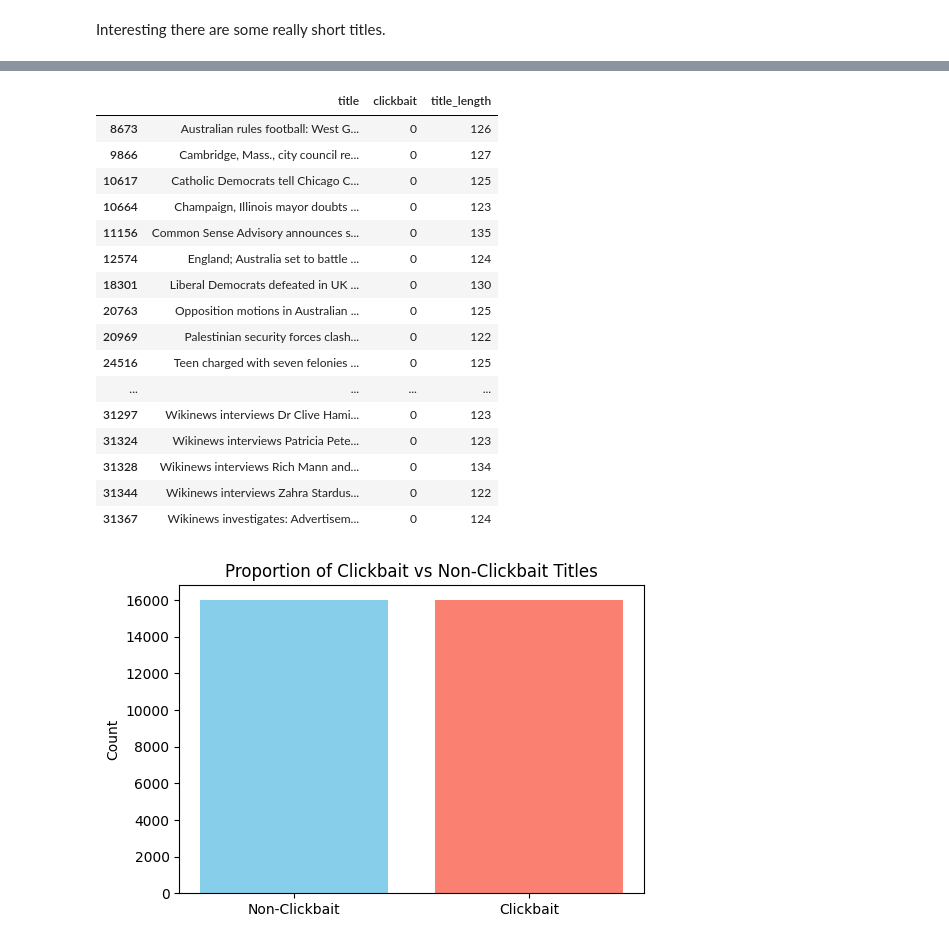
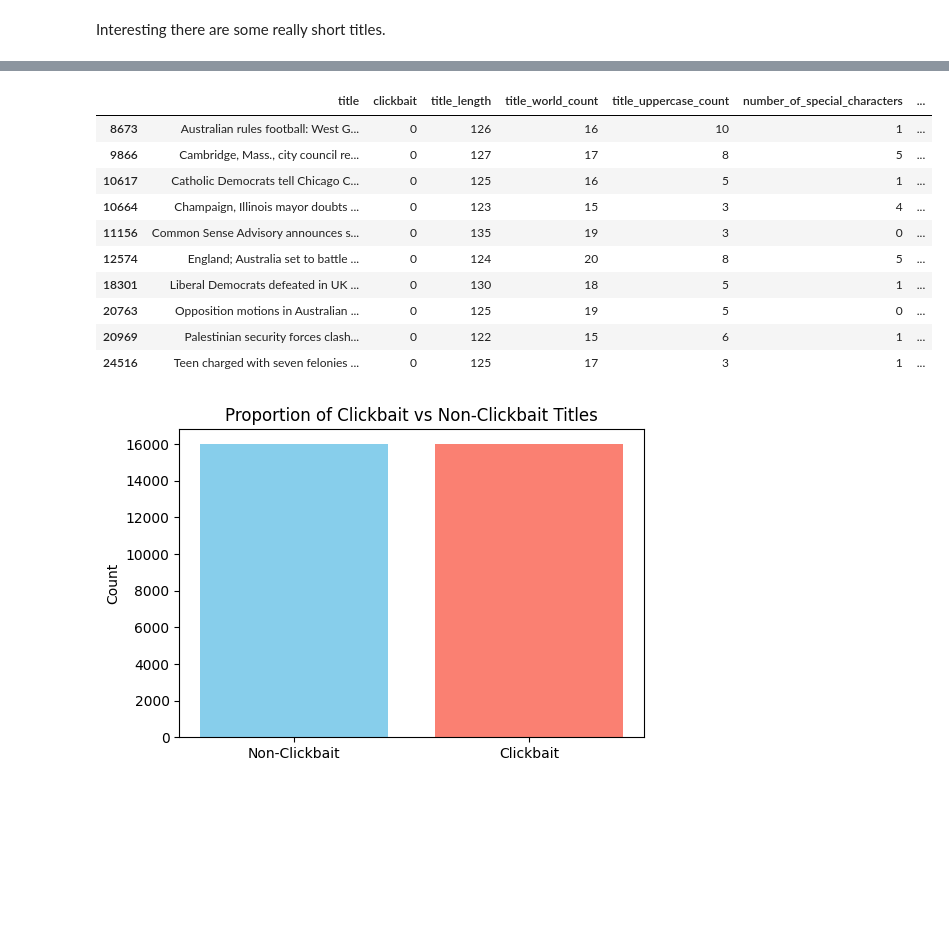
Before and after one commit to abdulwasae734/clickbait-detector, a Jupyter notebook: backend/notebooks/exploration.ipynb, the cells around one changed output, grey strips where cells are left out. Drawn from its saved outputs; the diff is of its cells as text; code cells hidden in the pictures; blank space fills up the shorter version.

```diff
--- a/backend/notebooks/exploration.ipynb
+++ b/backend/notebooks/exploration.ipynb
@@ -95,23 +93,17 @@ df[df['title_length'] < 17]
 # %%
-df[df['title_length'] > 120]
+df[df['title_length'] > 120].head(10)
 # %% [output]
-|  | title | clickbait | title_length |
-| 8673 | Australian rules football: West G... | 0 | 126 |
-| 9866 | Cambridge, Mass., city council re... | 0 | 127 |
-| 10617 | Catholic Democrats tell Chicago C... | 0 | 125 |
-| 10664 | Champaign, Illinois mayor doubts ... | 0 | 123 |
-| 11156 | Common Sense Advisory announces s... | 0 | 135 |
-| 12574 | England; Australia set to battle ... | 0 | 124 |
-| 18301 | Liberal Democrats defeated in UK ... | 0 | 130 |
-| 20763 | Opposition motions in Australian ... | 0 | 125 |
-| 20969 | Palestinian security forces clash... | 0 | 122 |
-| 24516 | Teen charged with seven felonies ... | 0 | 125 |
-| ... | ... | ... | ... |
-| 31297 | Wikinews interviews Dr Clive Hami... | 0 | 123 |
-| 31324 | Wikinews interviews Patricia Pete... | 0 | 123 |
-| 31328 | Wikinews interviews Rich Mann and... | 0 | 134 |
-| 31344 | Wikinews interviews Zahra Stardus... | 0 | 122 |
-| 31367 | Wikinews investigates: Advertisem... | 0 | 124 |
+|  | title | clickbait | title_length | title_world_count | title_uppercase_count | number_of_special_characters | ... |
+| 8673 | Australian rules football: West G... | 0 | 126 | 16 | 10 | 1 | ... |
+| 9866 | Cambridge, Mass., city council re... | 0 | 127 | 17 | 8 | 5 | ... |
+| 10617 | Catholic Democrats tell Chicago C... | 0 | 125 | 16 | 5 | 1 | ... |
+| 10664 | Champaign, Illinois mayor doubts ... | 0 | 123 | 15 | 3 | 4 | ... |
+| 11156 | Common Sense Advisory announces s... | 0 | 135 | 19 | 3 | 0 | ... |
+| 12574 | England; Australia set to battle ... | 0 | 124 | 20 | 8 | 5 | ... |
+| 18301 | Liberal Democrats defeated in UK ... | 0 | 130 | 18 | 5 | 1 | ... |
+| 20763 | Opposition motions in Australian ... | 0 | 125 | 19 | 5 | 0 | ... |
+| 20969 | Palestinian security forces clash... | 0 | 122 | 15 | 6 | 1 | ... |
+| 24516 | Teen charged with seven felonies ... | 0 | 125 | 17 | 3 | 1 | ... |
 # %%
 clickbait_counts = df['clickbait'].value_counts()
 plt.figure(figsize=(6, 4))
```
Also changed, not shown: parts of 13 cells of this notebook.
